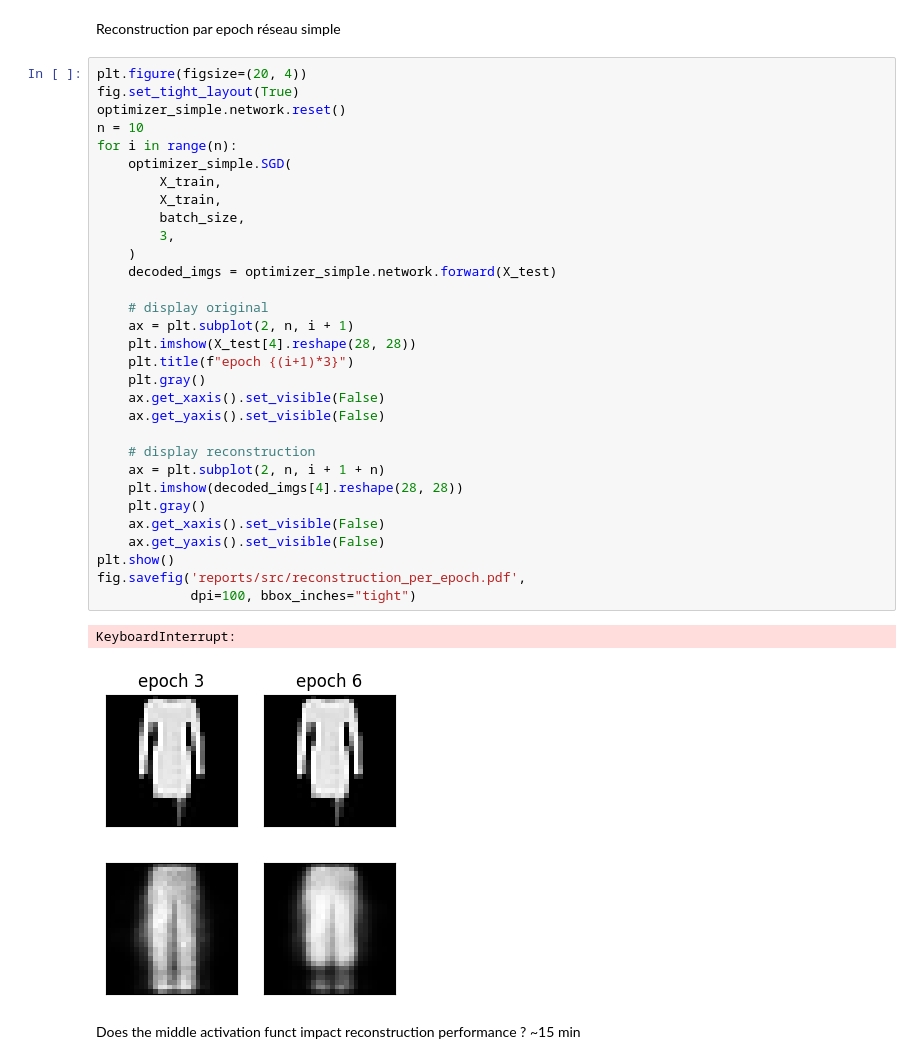
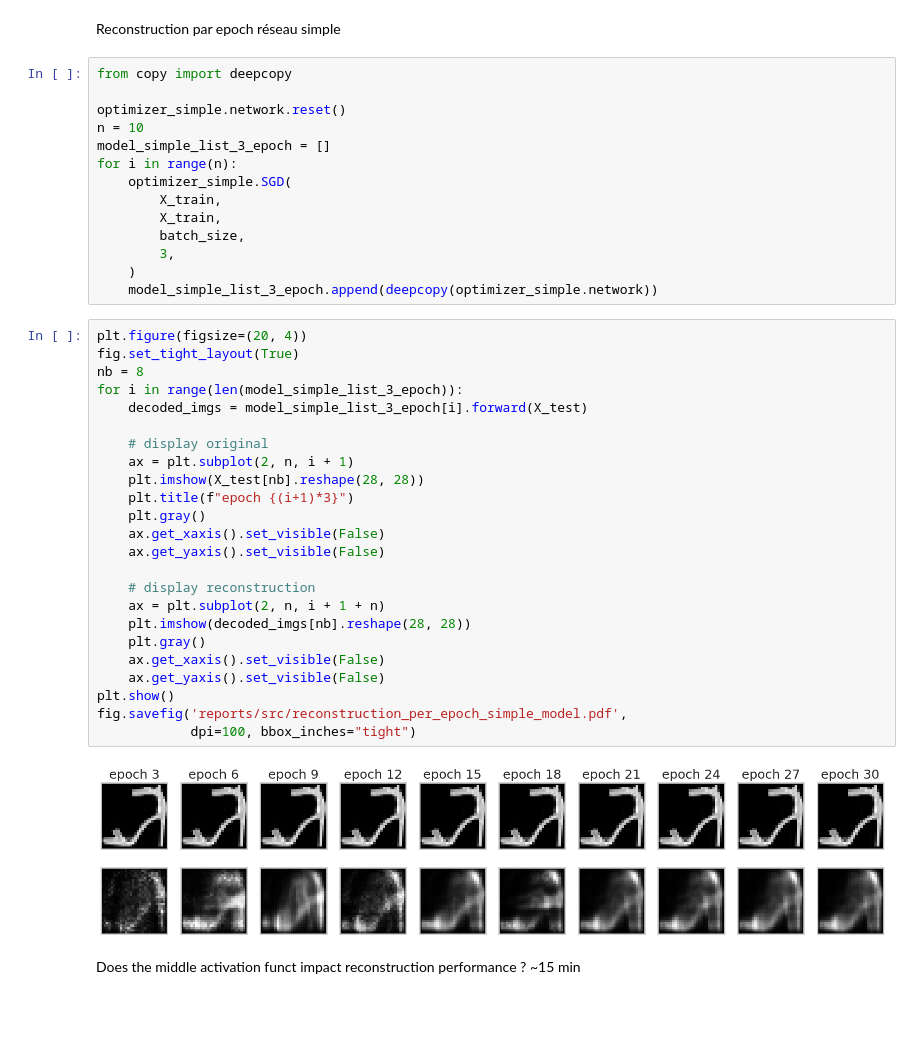
Before and after one commit to dataymeric/NeuralNetworksDIY, a Jupyter notebook: notebooks/encoder_decoder_fashion.ipynb, the cells around one changed output. Cells and saved outputs as stored; diff of their text form; blank space fills up the shorter version.

```diff
--- a/notebooks/encoder_decoder_fashion.ipynb
+++ b/notebooks/encoder_decoder_fashion.ipynb
@@ -113,40 +113,46 @@ plt.show()
 [figure]
 # %% [markdown]
 Reconstruction par epoch réseau simple
+# %%
+from copy import deepcopy
+
+optimizer_simple.network.reset()
+n = 10
+model_simple_list_3_epoch = []
+for i in range(n):
+    optimizer_simple.SGD(
+        X_train,
+        X_train,
+        batch_size,
+        3,
+    )
+    model_simple_list_3_epoch.append(deepcopy(optimizer_simple.network))
 # %%
 plt.figure(figsize=(20, 4))
 fig.set_tight_layout(True)
-optimizer_simple.network.reset()
-n = 10
-for i in range(n):
-    optimizer_simple.SGD(
-        X_train,
-        X_train,
-        batch_size,
-        3,
-    )
-    decoded_imgs = optimizer_simple.network.forward(X_test)
+nb = 8
+for i in range(len(model_simple_list_3_epoch)):
+    decoded_imgs = model_simple_list_3_epoch[i].forward(X_test)
 
     # display original
     ax = plt.subplot(2, n, i + 1)
-    plt.imshow(X_test[4].reshape(28, 28))
+    plt.imshow(X_test[nb].reshape(28, 28))
     plt.title(f"epoch {(i+1)*3}")
     plt.gray()
     ax.get_xaxis().set_visible(False)
     ax.get_yaxis().set_visible(False)
 
     # display reconstruction
     ax = plt.subplot(2, n, i + 1 + n)
-    plt.imshow(decoded_imgs[4].reshape(28, 28))
+    plt.imshow(decoded_imgs[nb].reshape(28, 28))
     plt.gray()
     ax.get_xaxis().set_visible(False)
     ax.get_yaxis().set_visible(False)
 plt.show()
-fig.savefig('reports/src/reconstruction_per_epoch.pdf',
+fig.savefig('reports/src/reconstruction_per_epoch_simple_model.pdf',
             dpi=100, bbox_inches="tight")
 # %% [output]
-KeyboardInterrupt:
-[figure, old version]
+[figure, new version]
 # %% [markdown]
 Does the middle activation funct impact reconstruction performance ? ~15 min
 # %%
```
Also changed, not shown: parts of 3 cells of this notebook, 4 other files.
